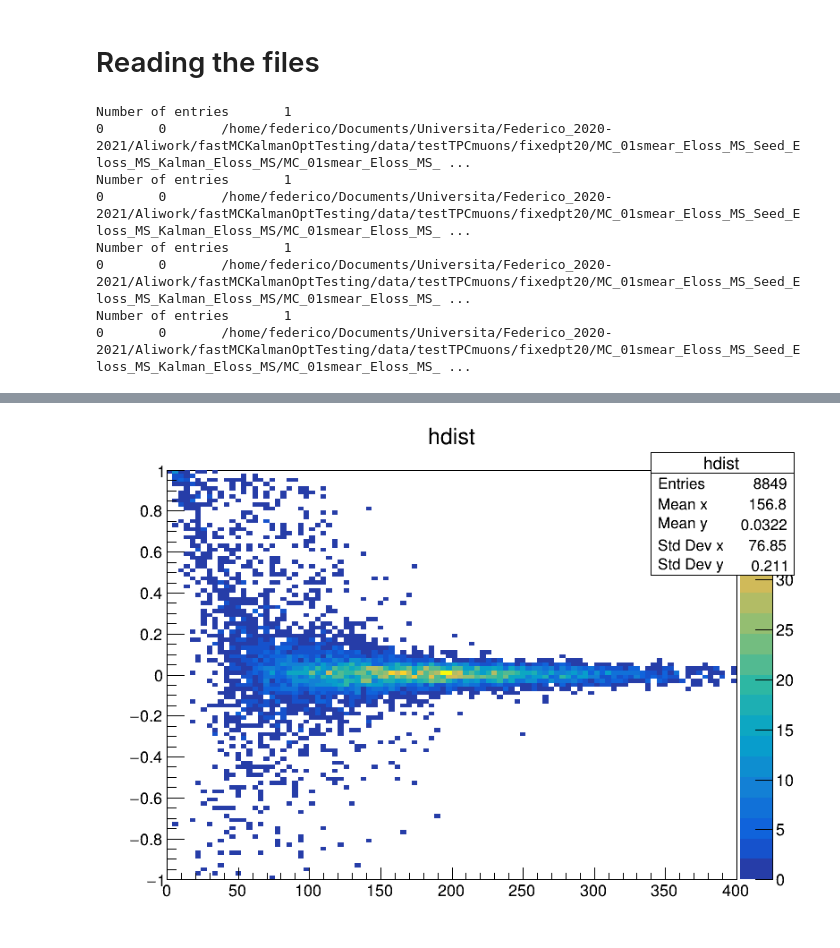
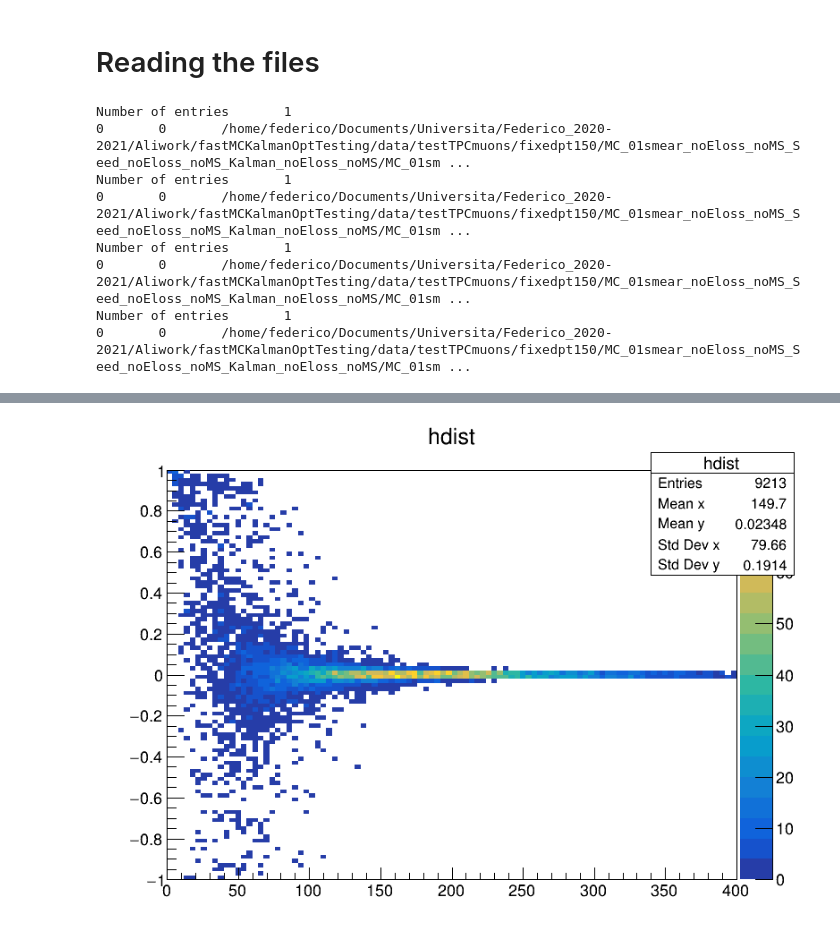
Before and after one commit to Trenchcoat95/fastMCKalmanOptTesting, a Jupyter notebook: fastMCKalman/MC/fastMCKalmanResidualsDistance.ipynb, the cells around one changed output, grey strips where cells are left out. Drawn from its saved outputs; the diff is of its cells as text; code cells hidden in the pictures.

```diff
--- a/fastMCKalman/MC/fastMCKalmanResidualsDistance.ipynb
+++ b/fastMCKalman/MC/fastMCKalmanResidualsDistance.ipynb
@@ -13,7 +9,7 @@ Warning in <TClassTable::Add>: class ROOT::VecOps::RVec<float> already in TClass
 # %% [markdown]
 # Reading the files
 # %%
-folder="${fastMCKalmanOptTesting}/data/testTPCmuons/fixedpt20/MC_01smear_Eloss_MS_Seed_Eloss_MS_Kalman_Eloss_MS/"
+folder="${fastMCKalmanOptTesting}/data/testTPCmuons/fixedpt150/MC_01smear_noEloss_noMS_Seed_noEloss_noMS_Kalman_noEloss_noMS/"
 #folder="/home/federico/Documents/Universita/Federico_2020-2021/Aliwork/fastMCKalman/data/testTPCSA/"
 inputData = folder+"fastParticle.list"
 ROOT.initTreeFast(inputData)
@@ -21,13 +17,13 @@ tree=ROOT.treeFast
 treeSeed = ROOT.treeSeed
 # %% [output]
 Number of entries       1
-0       0       /home/federico/Documents/Universita/Federico_2020-2021/Aliwork/fastMCKalmanOptTesting/data/testTPCmuons/fixedpt20/MC_01smear_Eloss_MS_Seed_Eloss_MS_Kalman_Eloss_MS/MC_01smear_Eloss_MS_ ...
+0       0       /home/federico/Documents/Universita/Federico_2020-2021/Aliwork/fastMCKalmanOptTesting/data/testTPCmuons/fixedpt150/MC_01smear_noEloss_noMS_Seed_noEloss_noMS_Kalman_noEloss_noMS/MC_01sm ...
 Number of entries       1
-0       0       /home/federico/Documents/Universita/Federico_2020-2021/Aliwork/fastMCKalmanOptTesting/data/testTPCmuons/fixedpt20/MC_01smear_Eloss_MS_Seed_Eloss_MS_Kalman_Eloss_MS/MC_01smear_Eloss_MS_ ...
+0       0       /home/federico/Documents/Universita/Federico_2020-2021/Aliwork/fastMCKalmanOptTesting/data/testTPCmuons/fixedpt150/MC_01smear_noEloss_noMS_Seed_noEloss_noMS_Kalman_noEloss_noMS/MC_01sm ...
 Number of entries       1
-0       0       /home/federico/Documents/Universita/Federico_2020-2021/Aliwork/fastMCKalmanOptTesting/data/testTPCmuons/fixedpt20/MC_01smear_Eloss_MS_Seed_Eloss_MS_Kalman_Eloss_MS/MC_01smear_Eloss_MS_ ...
+0       0       /home/federico/Documents/Universita/Federico_2020-2021/Aliwork/fastMCKalmanOptTesting/data/testTPCmuons/fixedpt150/MC_01smear_noEloss_noMS_Seed_noEloss_noMS_Kalman_noEloss_noMS/MC_01sm ...
 Number of entries       1
-0       0       /home/federico/Documents/Universita/Federico_2020-2021/Aliwork/fastMCKalmanOptTesting/data/testTPCmuons/fixedpt20/MC_01smear_Eloss_MS_Seed_Eloss_MS_Kalman_Eloss_MS/MC_01smear_Eloss_MS_ ...
+0       0       /home/federico/Documents/Universita/Federico_2020-2021/Aliwork/fastMCKalmanOptTesting/data/testTPCmuons/fixedpt150/MC_01smear_noEloss_noMS_Seed_noEloss_noMS_Kalman_noEloss_noMS/MC_01sm ...
 # %%
 hdist = ROOT.TH2D("hdist","hdist",100,0,400,100,-1,1)
 
@@ -45,7 +41,7 @@ for iev in range(tree.GetEntries()):
 
 
 
-    for i in range(2,tree.part.fParamMC.size()):
+    for i in range(2,tree.part.fParamMC.size()-1):
         xyz = [tree.part.fParamMC[i].GetX(),tree.part.fParamMC[i].GetParameter()[0],tree.part.fParamMC[i].GetParameter()[1]]
         alpha = tree.part.fParamMC[i].GetAlpha()
         xyz_gl = [xyz[0]*np.cos(alpha)-xyz[1]*np.sin(alpha), xyz[0]*np.sin(alpha)+xyz[1]*np.cos(alpha), xyz[2]]
@@ -57,7 +53,7 @@ for iev in range(tree.GetEntries()):
         alpha_st=alpha
 
     res=(tree.part.fParamMC[1].GetP()-tree.part.fParamIn[1].GetP())/tree.part.fParamMC[1].GetP()
-    hdist.Fill(length,res)
+    if (length!=0): hdist.Fill(length,res)
 
 cp = ROOT.TCanvas("myCanvasNamep","The Canvas Titlep",800,600)
 hdist.Draw("COLZ")
@@ -66,4 +64,4 @@ cp.Draw()
-[figure, old version]
+[figure, new version]
 # %%
 x = array('d')
 y = array('d')
```
Also changed, not shown: parts of 3 cells of this notebook, 1 other file.
